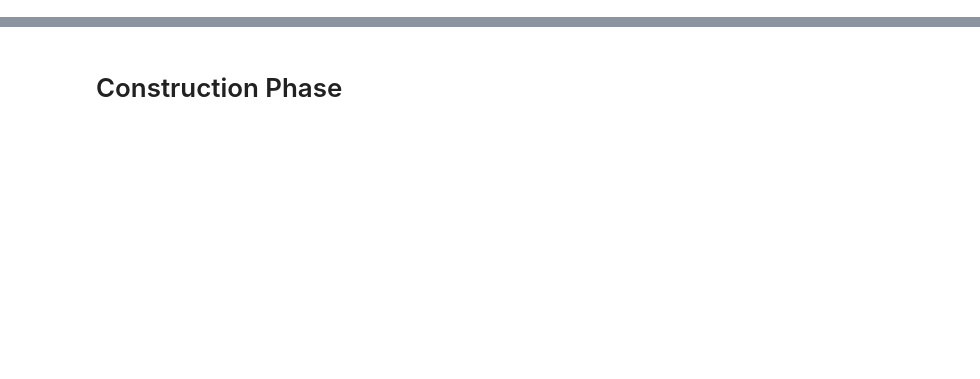
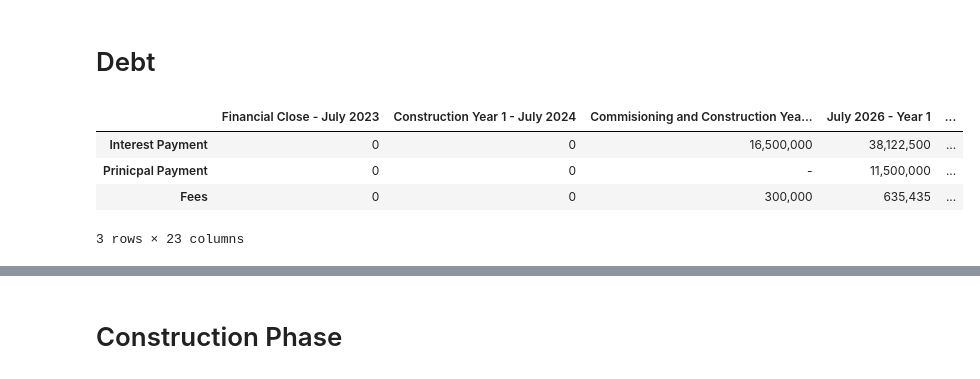
Before and after one commit to juliet29/projectFinance, a Jupyter notebook: scripts2/_expenses.ipynb, the cells around one changed output, grey strips where cells are left out. Saved outputs shown, nothing was run; the diff lists cells and outputs as text; code cells hidden in the pictures; blank space fills up the shorter version.

Commit message:
debt

```diff
--- a/scripts2/_expenses.ipynb
+++ b/scripts2/_expenses.ipynb
@@ -33,3 +42,20 @@ def prep_for_calcs(df, yearly=False):
     df_df.drop(columns=["Value"], inplace=True)
 
     return df_df, df_inputs
+# %% [markdown]
+# Debt
+# %%
+ds2 = ds.copy()
+col_names = make_year_col_names()
+ds2.insert(0, "newcol", [0]*4)
+ds2.insert(1, "newcol2", [0]*4)
+ds2 = ds2.set_axis(col_names[:23], axis=1, copy=True)
+ds2.drop("Year", axis=0, inplace=True)
+# %%
+ds2
+# %% [output]
+|  | Financial Close - July 2023 | Construction Year 1 - July 2024 | Commisioning and Construction Yea... | July 2026 - Year 1 | ... |
+| Interest Payment | 0 | 0 | 16,500,000 | 38,122,500 | ... |
+| Prinicpal Payment | 0 | 0 | - | 11,500,000 | ... |
+| Fees | 0 | 0 | 300,000 | 635,435 | ... |
+3 rows × 23 columns
```
Also changed, not shown: parts of 10 cells of this notebook, 6 other files.
